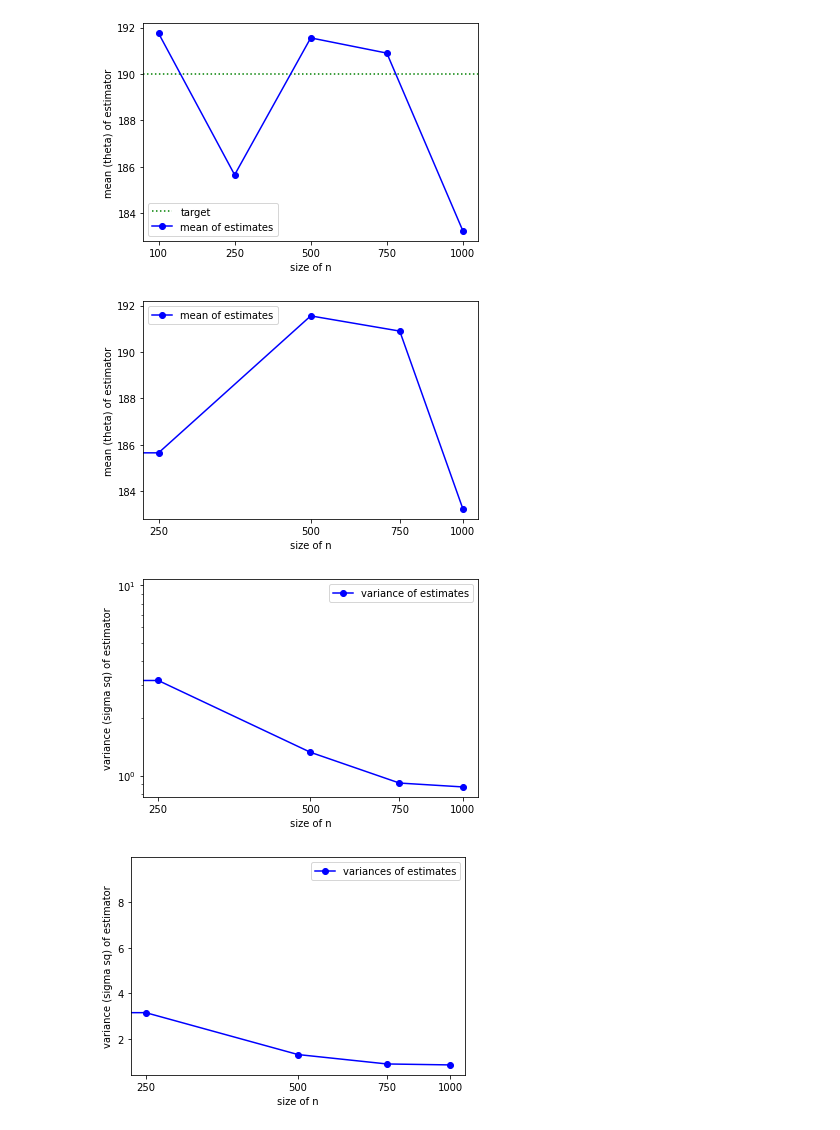
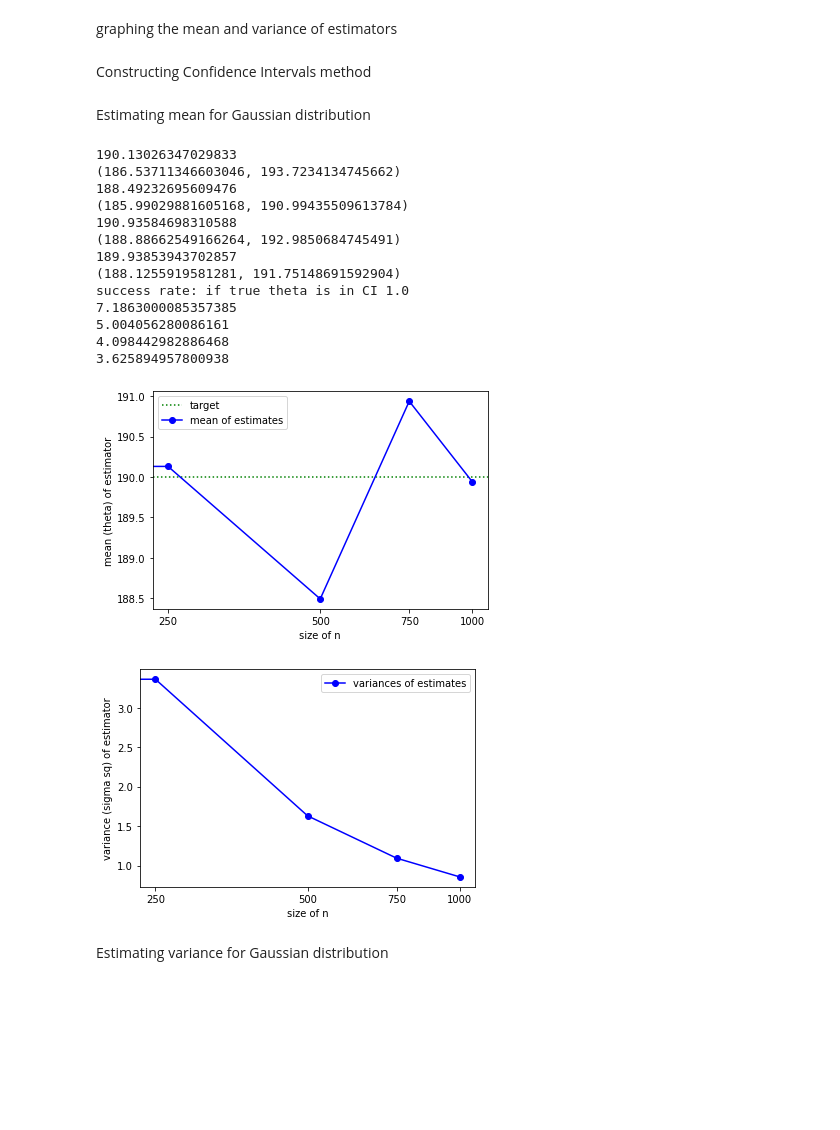
Before and after one commit to ageva2022/thesisspring22, a Jupyter notebook: thesisS22.ipynb, the cells around one changed output. Cells and saved outputs as stored; diff of their text form; code cells hidden in the pictures; blank space fills up the shorter version.

```diff
--- a/thesisS22.ipynb
+++ b/thesisS22.ipynb
@@ -54,4 +57,6 @@ def blb(estimator_func, data, n):
     sigma_sq = np.mean(sigma_sq_vec) #var
 
     return (theta, sigma_sq)
+# %% [markdown]
+graphing the mean and variance of estimators
 # %%
@@ -92,28 +102,76 @@ def plot(true_theta):
     plt.ylabel("variance (sigma sq) of estimator")
     plt.legend()
     plt.show()
+# %% [markdown]
+Constructing Confidence Intervals method
+# %%
+def construct_CI(true_theta, theta_hat_vec, sigma_sq_hat_vec):
+    ci_vec = []
+    count = 0
+
+    for i in range(len(theta_hat_vec)):
+        print(theta_hat_vec[i])
+        ci = st.norm.interval(alpha=0.95, loc=theta_hat_vec[i], scale=np.sqrt(sigma_sq_hat_vec[i]))
+        ci_vec.append(ci)
+        print(ci)
+
+        # checking to see if true theta is in CI
+        if ci[0] <= true_theta <= ci[1]:
+            count += 1
+
+    print("success rate: if true theta is in CI " + str(count/len(ci_vec)))
+
+    for ci in ci_vec:
+        print(ci[1]-ci[0])
+# %% [markdown]
+Estimating mean for Gaussian distribution
 # %%
 theta_hat_vec = []
 sigma_sq_hat_vec = []
 
 true_mean = 190
 true_sd = 30
 
-list_of_n = [100, 250, 500, 750, 1000, 1250]
+T = 25
+
+#list_of_n = [100, 250, 500, 750, 1000, 1250]
+list_of_n = [250, 500, 750, 1000]
 
 #estimating mean of gaussian
 for n in list_of_n:
-    data = np.random.normal(true_mean, true_sd, n)
-    theta, sigma_sq = blb(estimator_mean, data, n)
-    theta_hat_vec.append(theta)
-    sigma_sq_hat_vec.append(sigma_sq)
+    trials_theta = []
+    trials_sigma_sq = []
 
-plot(true_mean)
+    for t in range(T):
+        data = np.random.normal(true_mean, true_sd, n)
+        theta, sigma_sq = blb(estimator_mean, data, n)
+        trials_theta.append(theta)
+        trials_sigma_sq.append(sigma_sq)
+
+    theta_hat_vec.append(np.mean(trials_theta))
+    sigma_sq_hat_vec.append(np.mean(trials_sigma_sq))
+
+
+construct_CI(true_mean, theta_hat_vec, sigma_sq_hat_vec)
+plot(true_mean, theta_hat_vec, sigma_sq_hat_vec)
 # %% [output]
+190.13026347029833
+(186.53711346603046, 193.7234134745662)
+188.49232695609476
+(185.99029881605168, 190.99435509613784)
+190.93584698310588
+(188.88662549166264, 192.9850684745491)
+189.93853943702857
+(188.1255919581281, 191.75148691592904)
+success rate: if true theta is in CI 1.0
+7.1863000085357385
+5.004056280086161
+4.098442982886468
+3.625894957800938
-[figure, old version]
+[figure, new version]
-[figure, old version]
+[figure, new version]
-[figure, removed]
-[figure, removed]
+# %% [markdown]
+Estimating variance for Gaussian distribution
 # %%
 theta_hat_vec = []
 sigma_sq_hat_vec = []
```
Also changed, not shown: parts of 10 cells of this notebook.
